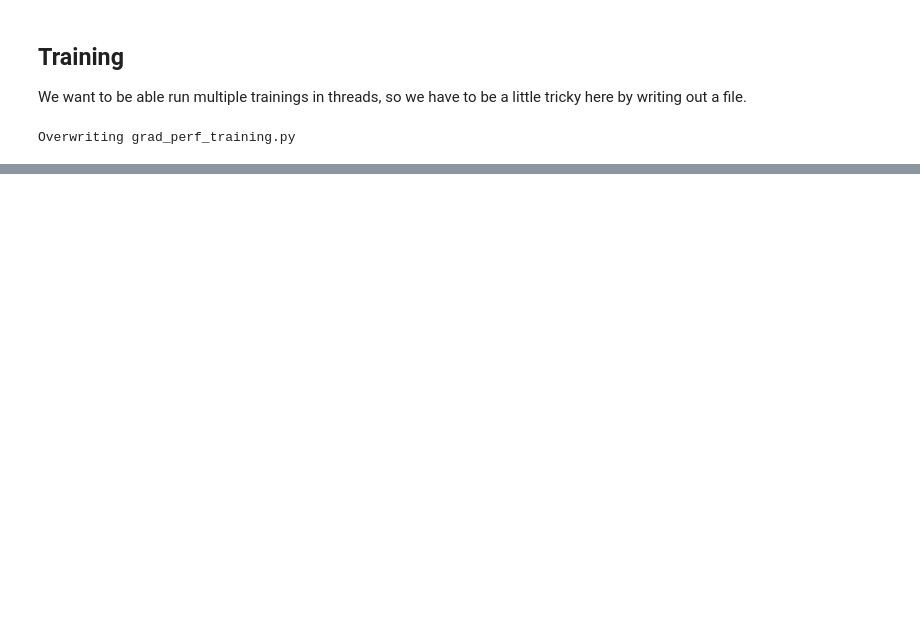
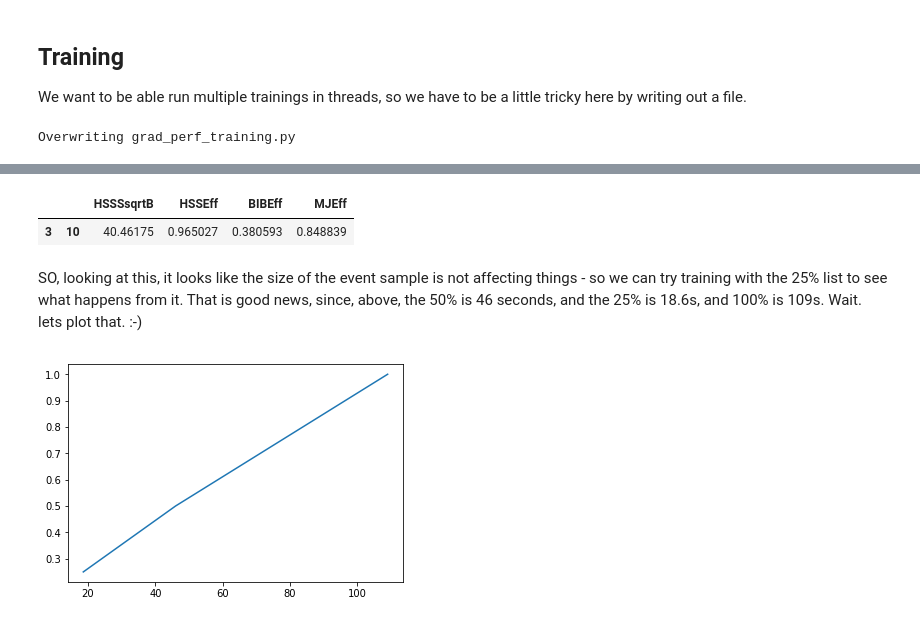
Before and after one commit to gordonwatts/JetCutStudies, a Jupyter notebook: notebooks/Optimize GradientBoostingClassifier.ipynb, the cells around one changed output, grey strips where cells are left out. Cells and saved outputs as stored; diff of their text form; code cells hidden in the pictures; blank space fills up the shorter version.

```diff
--- a/notebooks/Optimize GradientBoostingClassifier.ipynb
+++ b/notebooks/Optimize GradientBoostingClassifier.ipynb
@@ -71,0 +229,15 @@ lde[['HSSSsqrtB','HSSEff','BIBEff','MJEff']]
+# %%
+lde[['HSSSsqrtB','HSSEff','BIBEff','MJEff']]
+# %% [output]
+|  |  | HSSSsqrtB | HSSEff | BIBEff | MJEff |
+| 3 | 10 | 40.46175 | 0.965027 | 0.380593 | 0.848839 |
+# %% [markdown]
+SO, looking at this, it looks like the size of the event sample is not affecting things - so we can try training with the 25% list to see what happens from it. That is good news, since, above, the 50% is 46 seconds, and the 25% is 18.6s, and 100% is 109s. Wait. lets plot that. :-)
+# %%
+timing = [18.6, 46.0, 109.0]
+fraction = [0.25, 0.50, 1.0]
+fig = plt.figure()
+plt.plot(timing, fraction)
+plt.show()
+# %% [output]
+[figure, added]
```
Also changed, not shown: parts of 37 cells of this notebook, 1 other file.
